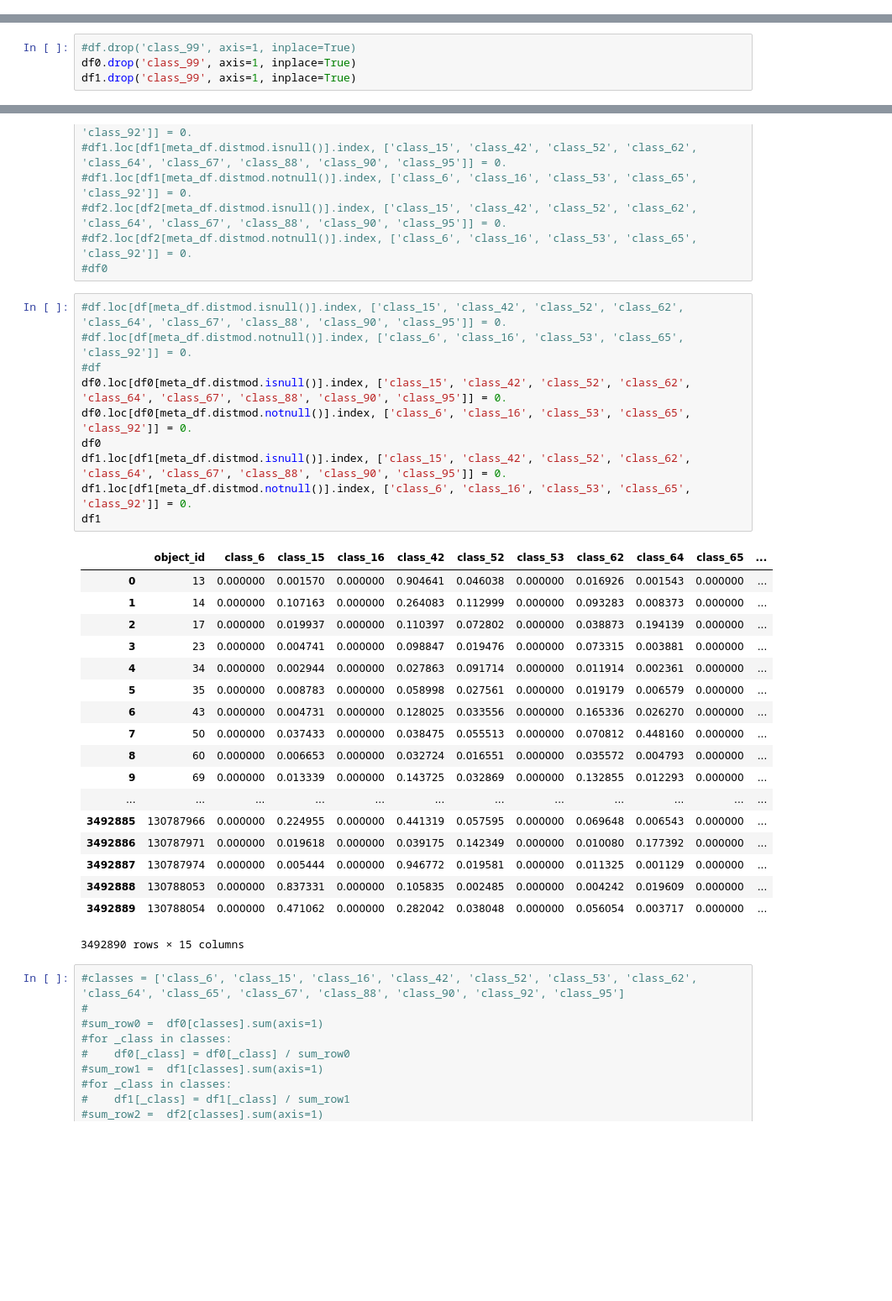
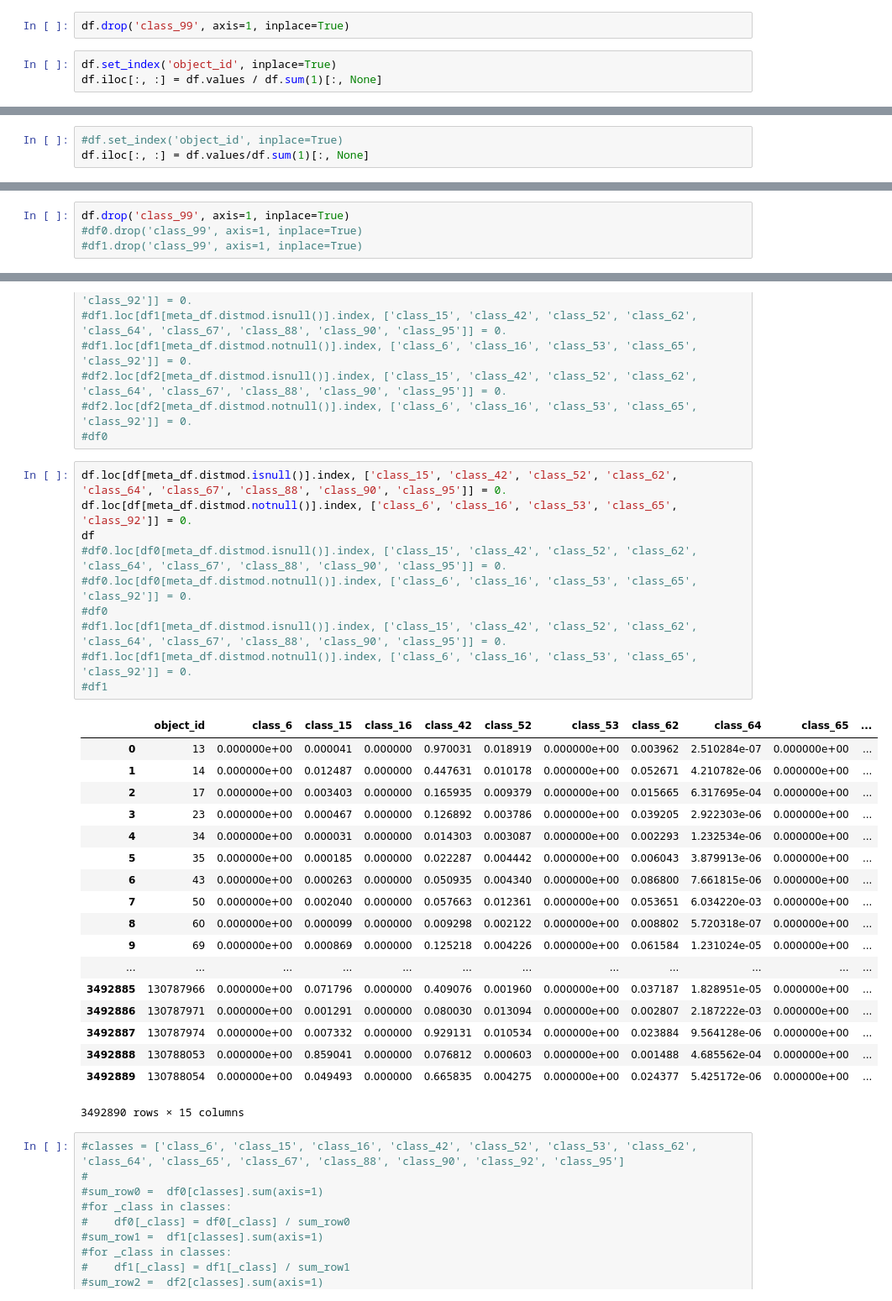
Before and after one commit to guchio3/kaggle-plasticc, a Jupyter notebook: notebook/for_submission.ipynb, the cells around one changed output, grey strips where cells are left out. Shown at 84% size. Cells and saved outputs as stored; diff of their text form; blank space fills up the shorter version.

```diff
--- a/notebook/for_submission.ipynb
+++ b/notebook/for_submission.ipynb
@@ -33,0 +37,5 @@ df1 = pd.read_csv('../submissions/Booster_weight-multi-logloss-0.522158_2018-12-
+# %%
+df.drop('class_99', axis=1, inplace=True)
+# %%
+df.set_index('object_id', inplace=True)
+df.iloc[:, :] = df.values / df.sum(1)[:, None]
@@ -33,0 +89,3 @@ df1 = pd.read_csv('../submissions/Booster_weight-multi-logloss-0.522158_2018-12-
+# %%
+#df.set_index('object_id', inplace=True)
+df.iloc[:, :] = df.values/df.sum(1)[:, None]
@@ -38,9 +118,9 @@ df1 = pd.read_csv('../submissions/Booster_weight-multi-logloss-0.522158_2018-12-
 # %% [markdown]
 ### 一旦 class 99 を落とす
 # %%
-#df.drop('class_99', axis=1, inplace=True)
-df0.drop('class_99', axis=1, inplace=True)
-df1.drop('class_99', axis=1, inplace=True)
+df.drop('class_99', axis=1, inplace=True)
+#df0.drop('class_99', axis=1, inplace=True)
+#df1.drop('class_99', axis=1, inplace=True)
 # %%
 #df0.drop('class_99', axis=1, inplace=True)
 #df1.drop('class_99', axis=1, inplace=True)
@@ -56,33 +136,33 @@ df1.drop('class_99', axis=1, inplace=True)
 #df2.loc[df2[meta_df.distmod.notnull()].index, ['class_6', 'class_16', 'class_53', 'class_65', 'class_92']] = 0.
 #df0
 # %%
-#df.loc[df[meta_df.distmod.isnull()].index, ['class_15', 'class_42', 'class_52', 'class_62', 'class_64', 'class_67', 'class_88', 'class_90', 'class_95']] = 0.
-#df.loc[df[meta_df.distmod.notnull()].index, ['class_6', 'class_16', 'class_53', 'class_65', 'class_92']] = 0.
-#df
-df0.loc[df0[meta_df.distmod.isnull()].index, ['class_15', 'class_42', 'class_52', 'class_62', 'class_64', 'class_67', 'class_88', 'class_90', 'class_95']] = 0.
-df0.loc[df0[meta_df.distmod.notnull()].index, ['class_6', 'class_16', 'class_53', 'class_65', 'class_92']] = 0.
-df0
-df1.loc[df1[meta_df.distmod.isnull()].index, ['class_15', 'class_42', 'class_52', 'class_62', 'class_64', 'class_67', 'class_88', 'class_90', 'class_95']] = 0.
-df1.loc[df1[meta_df.distmod.notnull()].index, ['class_6', 'class_16', 'class_53', 'class_65', 'class_92']] = 0.
-df1
+df.loc[df[meta_df.distmod.isnull()].index, ['class_15', 'class_42', 'class_52', 'class_62', 'class_64', 'class_67', 'class_88', 'class_90', 'class_95']] = 0.
+df.loc[df[meta_df.distmod.notnull()].index, ['class_6', 'class_16', 'class_53', 'class_65', 'class_92']] = 0.
+df
+#df0.loc[df0[meta_df.distmod.isnull()].index, ['class_15', 'class_42', 'class_52', 'class_62', 'class_64', 'class_67', 'class_88', 'class_90', 'class_95']] = 0.
+#df0.loc[df0[meta_df.distmod.notnull()].index, ['class_6', 'class_16', 'class_53', 'class_65', 'class_92']] = 0.
+#df0
+#df1.loc[df1[meta_df.distmod.isnull()].index, ['class_15', 'class_42', 'class_52', 'class_62', 'class_64', 'class_67', 'class_88', 'class_90', 'class_95']] = 0.
+#df1.loc[df1[meta_df.distmod.notnull()].index, ['class_6', 'class_16', 'class_53', 'class_65', 'class_92']] = 0.
+#df1
 # %% [output]
 |  | object_id | class_6 | class_15 | class_16 | class_42 | class_52 | class_53 | class_62 | class_64 | class_65 | ... |
-| 0 | 13 | 0.000000 | 0.001570 | 0.000000 | 0.904641 | 0.046038 | 0.000000 | 0.016926 | 0.001543 | 0.000000 | ... |
-| 1 | 14 | 0.000000 | 0.107163 | 0.000000 | 0.264083 | 0.112999 | 0.000000 | 0.093283 | 0.008373 | 0.000000 | ... |
-| 2 | 17 | 0.000000 | 0.019937 | 0.000000 | 0.110397 | 0.072802 | 0.000000 | 0.038873 | 0.194139 | 0.000000 | ... |
-| 3 | 23 | 0.000000 | 0.004741 | 0.000000 | 0.098847 | 0.019476 | 0.000000 | 0.073315 | 0.003881 | 0.000000 | ... |
-| 4 | 34 | 0.000000 | 0.002944 | 0.000000 | 0.027863 | 0.091714 | 0.000000 | 0.011914 | 0.002361 | 0.000000 | ... |
-| 5 | 35 | 0.000000 | 0.008783 | 0.000000 | 0.058998 | 0.027561 | 0.000000 | 0.019179 | 0.006579 | 0.000000 | ... |
-| 6 | 43 | 0.000000 | 0.004731 | 0.000000 | 0.128025 | 0.033556 | 0.000000 | 0.165336 | 0.026270 | 0.000000 | ... |
-| 7 | 50 | 0.000000 | 0.037433 | 0.000000 | 0.038475 | 0.055513 | 0.000000 | 0.070812 | 0.448160 | 0.000000 | ... |
-| 8 | 60 | 0.000000 | 0.006653 | 0.000000 | 0.032724 | 0.016551 | 0.000000 | 0.035572 | 0.004793 | 0.000000 | ... |
-| 9 | 69 | 0.000000 | 0.013339 | 0.000000 | 0.143725 | 0.032869 | 0.000000 | 0.132855 | 0.012293 | 0.000000 | ... |
+| 0 | 13 | 0.000000e+00 | 0.000041 | 0.000000 | 0.970031 | 0.018919 | 0.000000e+00 | 0.003962 | 2.510284e-07 | 0.000000e+00 | ... |
+| 1 | 14 | 0.000000e+00 | 0.012487 | 0.000000 | 0.447631 | 0.010178 | 0.000000e+00 | 0.052671 | 4.210782e-06 | 0.000000e+00 | ... |
+| 2 | 17 | 0.000000e+00 | 0.003403 | 0.000000 | 0.165935 | 0.009379 | 0.000000e+00 | 0.015665 | 6.317695e-04 | 0.000000e+00 | ... |
+| 3 | 23 | 0.000000e+00 | 0.000467 | 0.000000 | 0.126892 | 0.003786 | 0.000000e+00 | 0.039205 | 2.922303e-06 | 0.000000e+00 | ... |
+| 4 | 34 | 0.000000e+00 | 0.000031 | 0.000000 | 0.014303 | 0.003087 | 0.000000e+00 | 0.002293 | 1.232534e-06 | 0.000000e+00 | ... |
+| 5 | 35 | 0.000000e+00 | 0.000185 | 0.000000 | 0.022287 | 0.004442 | 0.000000e+00 | 0.006043 | 3.879913e-06 | 0.000000e+00 | ... |
+| 6 | 43 | 0.000000e+00 | 0.000263 | 0.000000 | 0.050935 | 0.004340 | 0.000000e+00 | 0.086800 | 7.661815e-06 | 0.000000e+00 | ... |
+| 7 | 50 | 0.000000e+00 | 0.002040 | 0.000000 | 0.057663 | 0.012361 | 0.000000e+00 | 0.053651 | 6.034220e-03 | 0.000000e+00 | ... |
+| 8 | 60 | 0.000000e+00 | 0.000099 | 0.000000 | 0.009298 | 0.002122 | 0.000000e+00 | 0.008802 | 5.720318e-07 | 0.000000e+00 | ... |
+| 9 | 69 | 0.000000e+00 | 0.000869 | 0.000000 | 0.125218 | 0.004226 | 0.000000e+00 | 0.061584 | 1.231024e-05 | 0.000000e+00 | ... |
 | ... | ... | ... | ... | ... | ... | ... | ... | ... | ... | ... | ... |
-| 3492885 | 130787966 | 0.000000 | 0.224955 | 0.000000 | 0.441319 | 0.057595 | 0.000000 | 0.069648 | 0.006543 | 0.000000 | ... |
-| 3492886 | 130787971 | 0.000000 | 0.019618 | 0.000000 | 0.039175 | 0.142349 | 0.000000 | 0.010080 | 0.177392 | 0.000000 | ... |
-| 3492887 | 130787974 | 0.000000 | 0.005444 | 0.000000 | 0.946772 | 0.019581 | 0.000000 | 0.011325 | 0.001129 | 0.000000 | ... |
-| 3492888 | 130788053 | 0.000000 | 0.837331 | 0.000000 | 0.105835 | 0.002485 | 0.000000 | 0.004242 | 0.019609 | 0.000000 | ... |
-| 3492889 | 130788054 | 0.000000 | 0.471062 | 0.000000 | 0.282042 | 0.038048 | 0.000000 | 0.056054 | 0.003717 | 0.000000 | ... |
+| 3492885 | 130787966 | 0.000000e+00 | 0.071796 | 0.000000 | 0.409076 | 0.001960 | 0.000000e+00 | 0.037187 | 1.828951e-05 | 0.000000e+00 | ... |
+| 3492886 | 130787971 | 0.000000e+00 | 0.001291 | 0.000000 | 0.080030 | 0.013094 | 0.000000e+00 | 0.002807 | 2.187222e-03 | 0.000000e+00 | ... |
+| 3492887 | 130787974 | 0.000000e+00 | 0.007332 | 0.000000 | 0.929131 | 0.010534 | 0.000000e+00 | 0.023884 | 9.564128e-06 | 0.000000e+00 | ... |
+| 3492888 | 130788053 | 0.000000e+00 | 0.859041 | 0.000000 | 0.076812 | 0.000603 | 0.000000e+00 | 0.001488 | 4.685562e-04 | 0.000000e+00 | ... |
+| 3492889 | 130788054 | 0.000000e+00 | 0.049493 | 0.000000 | 0.665835 | 0.004275 | 0.000000e+00 | 0.024377 | 5.425172e-06 | 0.000000e+00 | ... |
 3492890 rows × 15 columns
 # %%
 #classes = ['class_6', 'class_15', 'class_16', 'class_42', 'class_52', 'class_53', 'class_62', 'class_64', 'class_65', 'class_67', 'class_88', 'class_90', 'class_92', 'class_95']
```
Also changed, not shown: parts of 19 cells of this notebook, 4 other files.
